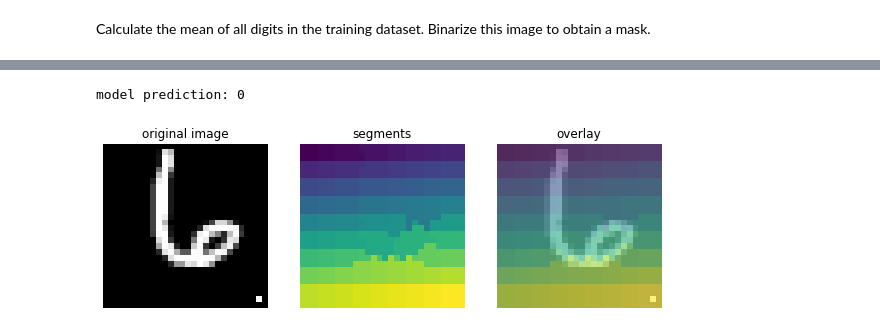
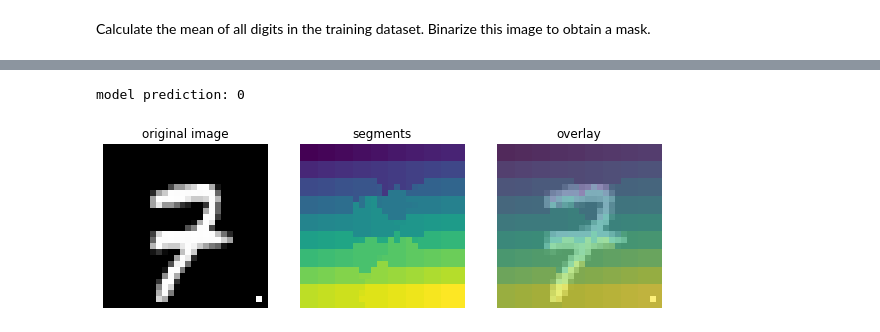
Before and after one commit to jonathanhuml/interpretable_citrus, a Jupyter notebook: TO_BadNets_experiments_2.ipynb, the cells around one changed output, grey strips where cells are left out. Saved outputs shown, nothing was run; the diff lists cells and outputs as text; code cells hidden in the pictures.

```diff
--- a/TO_BadNets_experiments_2.ipynb
+++ b/TO_BadNets_experiments_2.ipynb
@@ -667,11 +735,11 @@ plt.show()
 # %%
-im = x_test_trig_err[120, :, :, 0]
+im = x_test_trig_err[112, :, :, 0]
 print(f'model prediction: {np.argmax(model_badnet.predict(np.reshape(im_trig, (1, 28, 28, 1))))}')
 segments = segment_image(im, method='watershed')
 plot_segments(im, segments)
 # %% [output]
 model prediction: 0
-[figure, old version]
+[figure, new version]
 # %%
 # prepare three priors
 prior_scale = 1e-3
```
Also changed, not shown: parts of 38 cells of this notebook, 3 other files.
